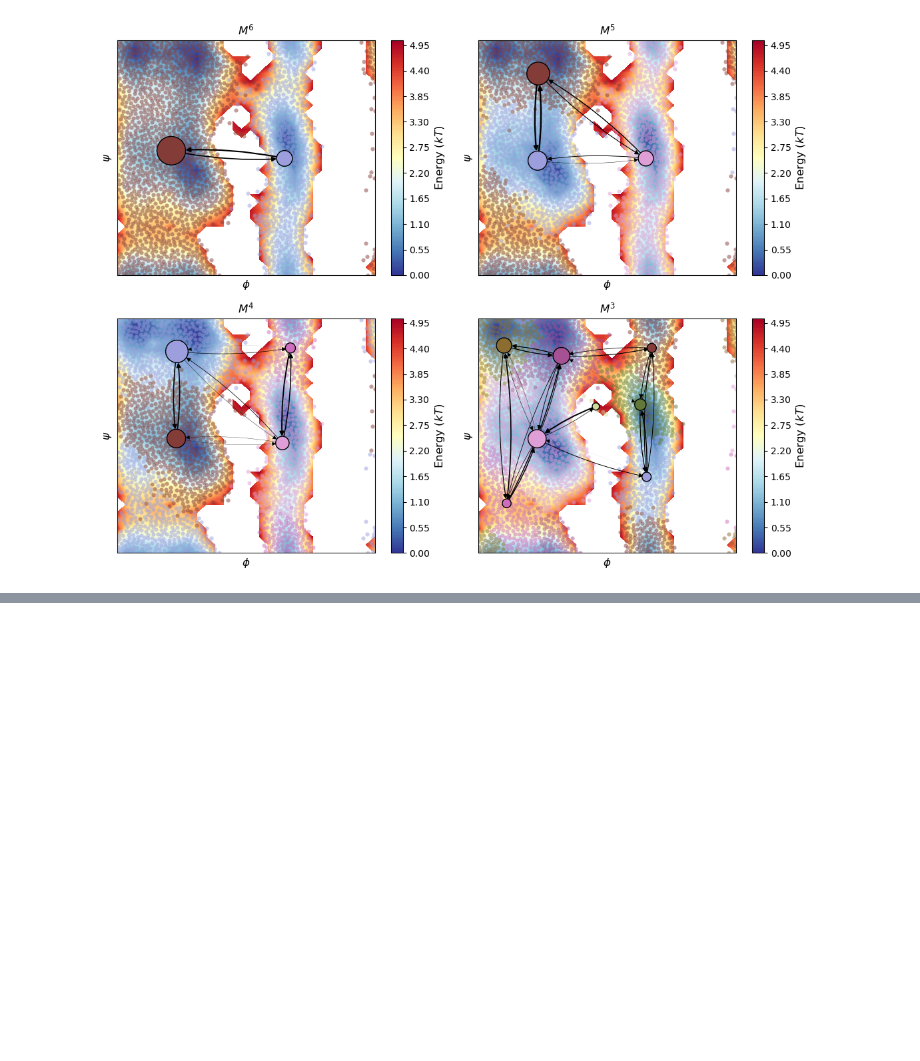
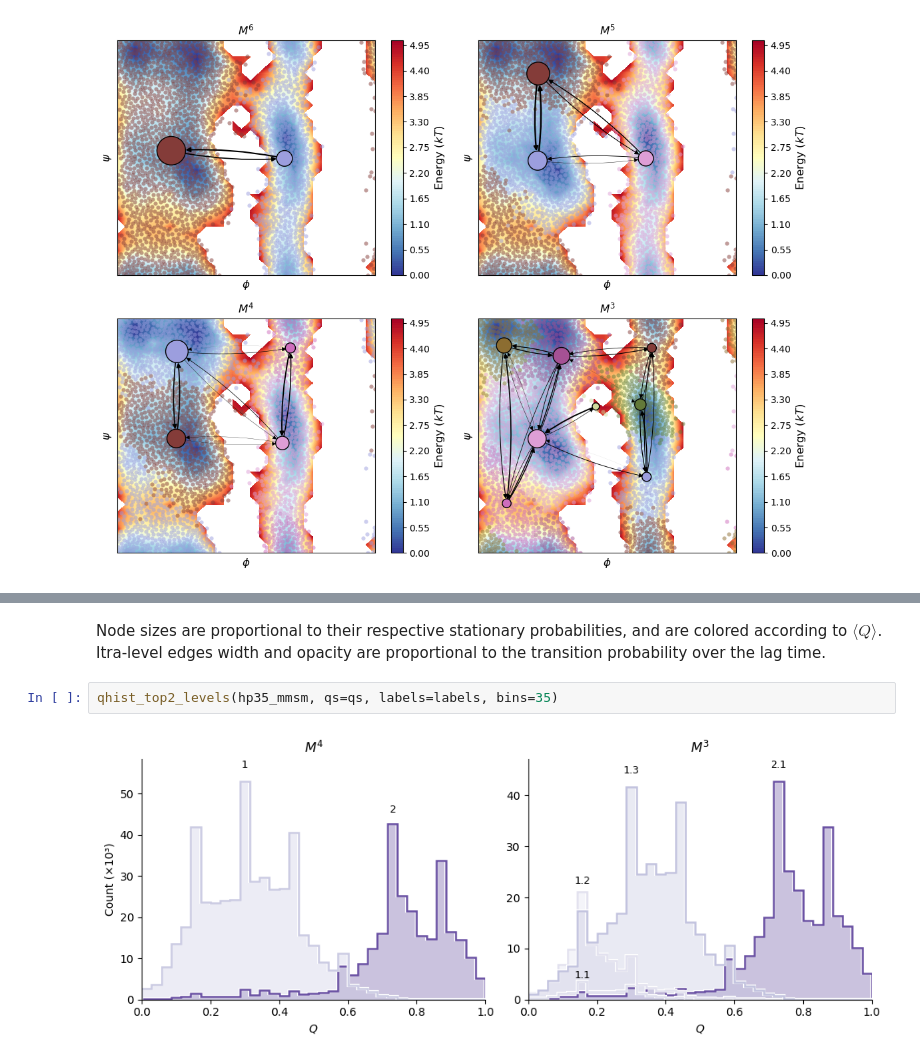
Before and after one commit to ravehlab/mMSM, a Jupyter notebook: tutorial.ipynb, the cells around one changed output, grey strips where cells are left out. Cells and saved outputs as stored; diff of their text form; blank space fills up the shorter version.

```diff
--- a/tutorial.ipynb
+++ b/tutorial.ipynb
@@ -355,0 +576,6 @@ plot_last_four_levels(adp_mmsm)
+# %% [markdown]
+Node sizes are proportional to their respective stationary probabilities, and are colored according to $\langle Q\rangle$. Itra-level edges width and opacity are proportional to the transition probability over the lag time.
+# %%
+qhist_top2_levels(hp35_mmsm, qs=qs, labels=labels, bins=35)
+# %% [output]
+[figure, added]
```
Also changed, not shown: parts of 10 cells of this notebook, 4 other files.
